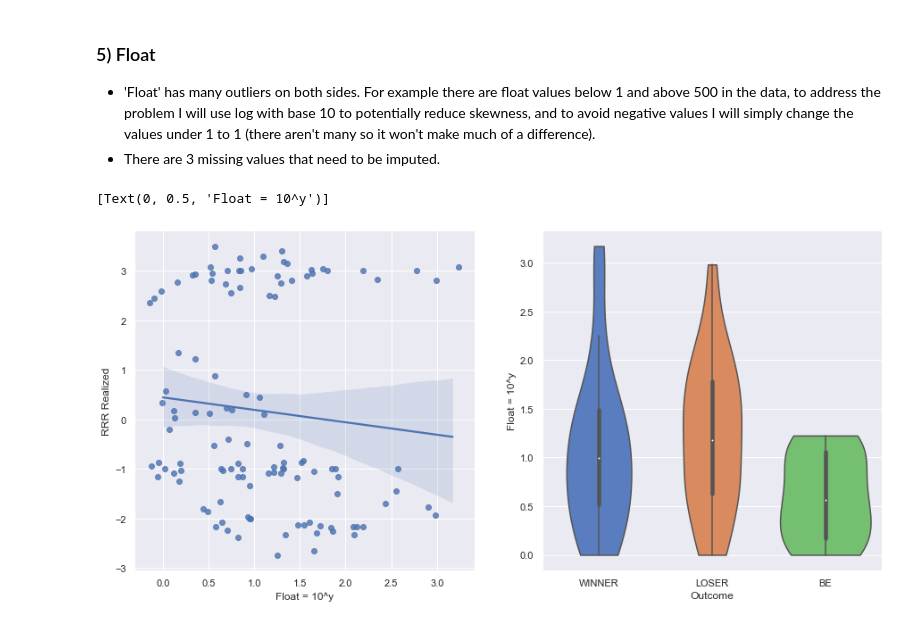
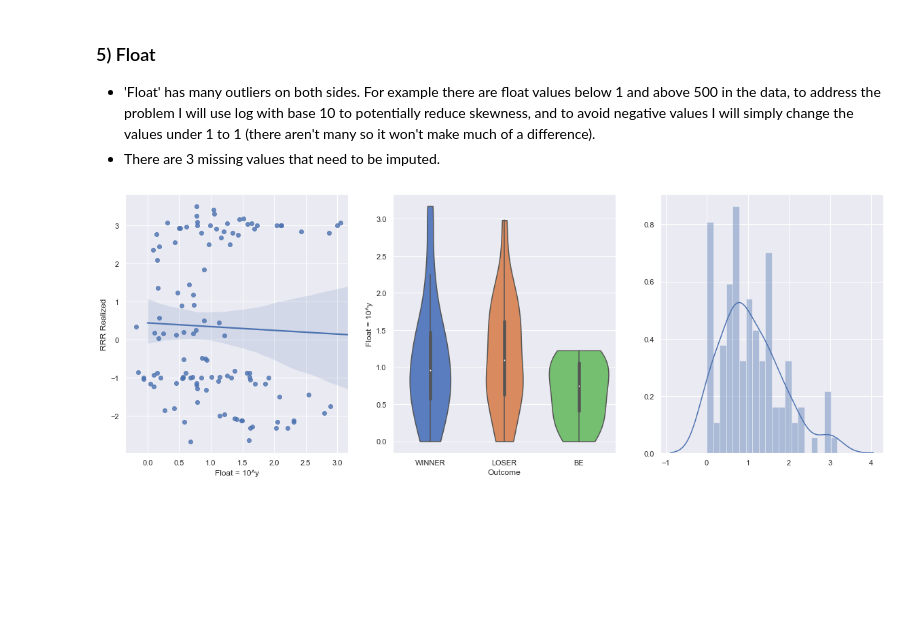
Before and after one commit to zoxfog/Day-Trading-Analysis, a Jupyter notebook: EDA_and_Feature_Engineering.ipynb, the cells around one changed output. Cells and saved outputs as stored; diff of their text form; code cells hidden in the pictures; blank space fills up the shorter version.

```diff
--- a/EDA_and_Feature_Engineering.ipynb
+++ b/EDA_and_Feature_Engineering.ipynb
@@ -30,9 +42,9 @@ Add dummy variables for the eda and modeling.
 # %%
 
 #change the WiNNER, BE, and LOSER features to dummy variables
-train['is_winner'] = train['Outcome'].apply(lambda x: 1 if x=='WINNER' else 0 )
-train['is_be'] = train['Outcome'].apply(lambda x: 1 if x=='BE' else 0 )
-train['is_loser'] = train['Outcome'].apply(lambda x: 1 if x=='LOSER' else 0 )
+dt['is_winner'] = dt['Outcome'].apply(lambda x: 1 if x=='WINNER' else 0 )
+dt['is_be'] = dt['Outcome'].apply(lambda x: 1 if x=='BE' else 0 )
+dt['is_loser'] = dt['Outcome'].apply(lambda x: 1 if x=='LOSER' else 0 )
 # %% [markdown]
 ### 2) Entry Price (Intended Entry):
 
@@ -70,35 +144,2 @@ therefore I decided to group the price data to 4 groups: 0-0.5, 0.5-6,6-10,10-
 
 Another things to note that there aren't many observations around the unfavourable values.
-# %%
-def replaceEntry(price):
-    if price<0.5:
-        price = 0
-    elif price<6:
-        price = 0.5
-    elif price<10:
-        price = 6
-    else:
-        price = 10
-    return price
-
-# create a new column with the discretized intended entry prices
-train['dis_entry'] = train1['Intended Entry'].apply(replaceEntry)
-
-test['dis_entry'] = test1['Intended Entry'].apply(replaceEntry)
-
-#plot with the new features
-#plot 1
-
-f,axes=plt.subplots(figsize=(12,6))
-g = sns.countplot(x="dis_entry",data=train)
-
-
-
-#plot 2
-g= sns.catplot(x="dis_entry",y="is_winner",data=train,kind="bar", height = 5,aspect = 2)
-g= g2.set_ylabels("Winning Probability")
-
-
-#plot 3
-f,axes=plt.subplots(figsize=(12,6))
-g = sns.boxplot(x="dis_entry", y="RRR Realized", data=train)
@@ -195,26 +228,27 @@ g3 = sns.boxplot(x="Pattern", y="RRR Realized", data=train)
 # %%
 
 
 train5 = train.copy()
 
 #change values below 1 to 1
 train5['Float'] = train5['Float'].apply(lambda x: 1 if x<1 else x)
 
 # log(x)
 train5['Float'] = train5['Float'].apply(lambda x: math.log(x, 10))
 
 
 
 
-fig,ax = plt.subplots(1,2 ,figsize = (15,7))
+fig,ax = plt.subplots(1,3 ,figsize = (20,7))
 
 
 ax[0] = sns.regplot(x="Float", y="RRR Realized", data=train5,ax = ax[0],x_jitter=.2)
 
 ax[1] = sns.violinplot(x="Outcome", y="Float",data=train5, palette="muted",cut = 0,ax = ax[1])
 
 plt.setp(ax[0], xlabel = "Float = 10^y")
 plt.setp(ax[1], ylabel = "Float = 10^y")
+
+ax[2] = sns.distplot(a=train5[["Float"]],bins = 20,ax = ax[2])
 # %% [output]
-[Text(0, 0.5, 'Float = 10^y')]
-[figure, old version]
+[figure, new version]
```
Also changed, not shown: parts of 35 cells of this notebook, 3 other files.
